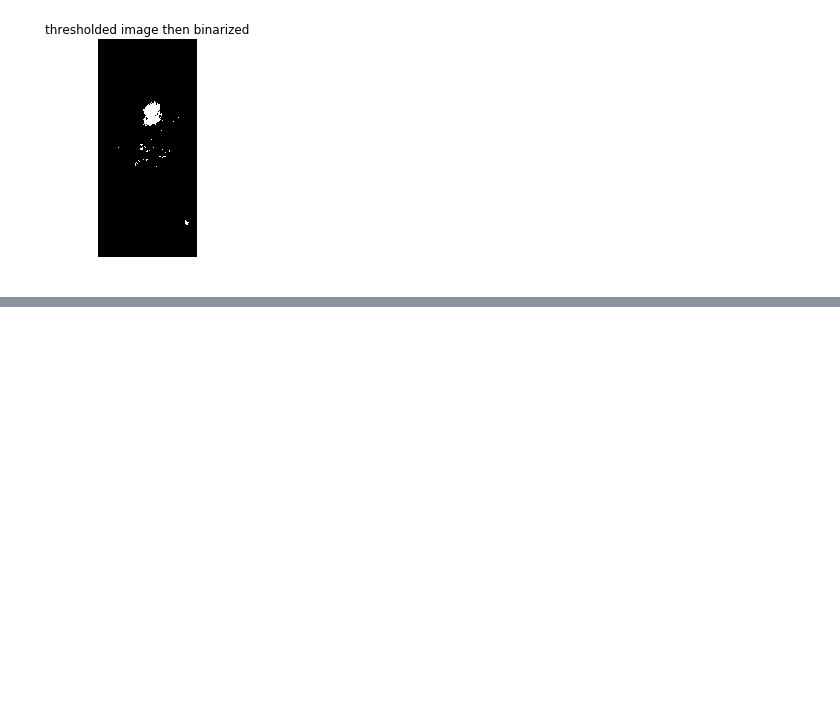
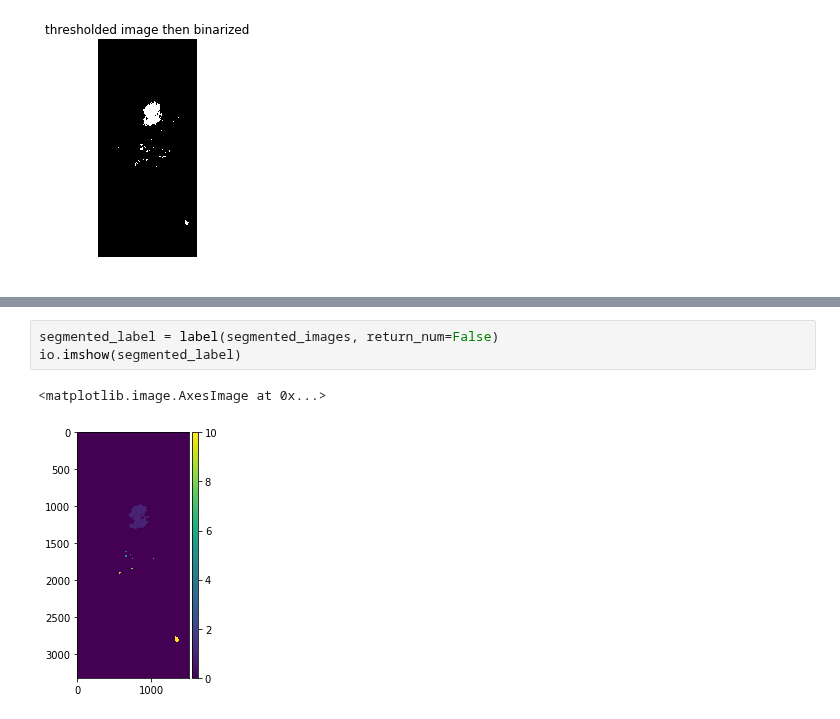
Before and after one commit to OlehKSS/IMMAS, a Jupyter notebook: examples/Segmentation_Testing.ipynb, the cells around one changed output, grey strips where cells are left out. Cells and saved outputs as stored; diff of their text form; blank space fills up the shorter version.

```diff
--- a/examples/Segmentation_Testing.ipynb
+++ b/examples/Segmentation_Testing.ipynb
@@ -64,0 +76,6 @@ show_image_plt(binary, 'thresholded image then binarized')
+# %%
+segmented_label = label(segmented_images, return_num=False)
+io.imshow(segmented_label)
+# %% [output]
+<matplotlib.image.AxesImage at 0x...>
+[figure, added]
```
Also changed, not shown: parts of 5 cells of this notebook.
